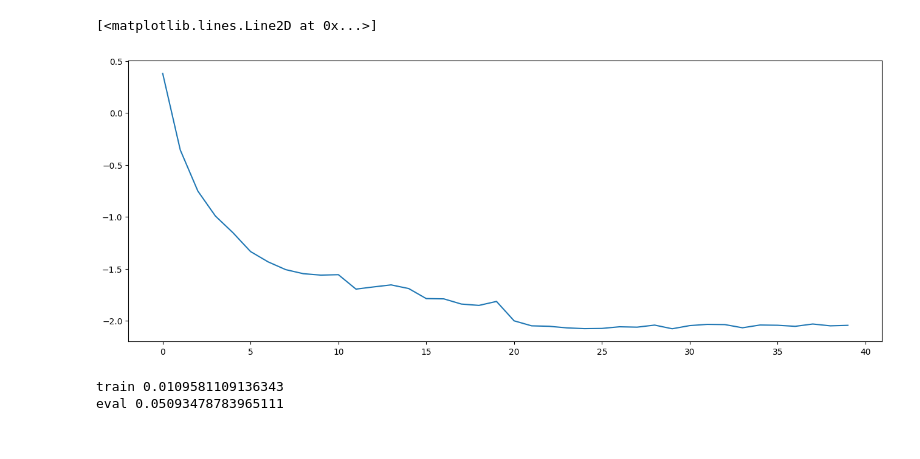
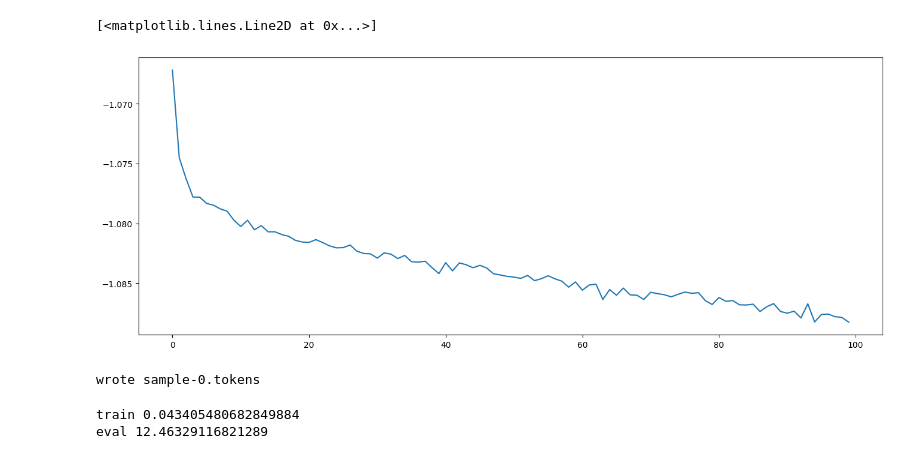
Before and after one commit to bobisme/midi-nn, a Jupyter notebook: Untitled.ipynb, the cells around one changed output. Cells and saved outputs as stored; diff of their text form; code cells hidden in the pictures.

```diff
--- a/Untitled.ipynb
+++ b/Untitled.ipynb
@@ -22,7 +23,7 @@ PARAM_LEN = 1 + ADDED_PARAM_LEN
 import cbor2
 with open('embed-table-900-64.cbor', 'rb') as f:
     table = cbor2.load(f)
-track_paths = glob.glob('/home/bob/vmshare/**/*.mid.tokens')
+track_paths = glob.glob('/home/bob/vmshare/midi/solo-piano/*.mid.tokens')
 # display(track_paths)
 tracks = []
 for path in track_paths:
@@ -62,2 +58,7 @@ Xtest, Ytest = build_dataset(tracks[int(0.9 * len(tracks)) :])
 # %%
-#Xtrain
+def get_batch(split):
+    data = train_data if split == 'train' else eval_data
+    ix = torch.randint(len(data) - CONTEXT_LEN, (BATCH_SIZE,))
+    x = torch.stack([data[i:i+CONTEXT_LEN] for i in ix])
+    y = torch.stack([data[i+1:i+CONTEXT_LEN+1] for i in ix])
+    return x.cuda(), y.cuda()
@@ -268,0 +307,29 @@ Linear: (512, 902)
+# %%
+model = Model(BATCH_SIZE).cuda()
+summary.add_graph(model, get_batch('train'))
+global_training_steps = 0
+# %%
+lossi = []
+model.train()
+optimizer = torch.optim.AdamW(model.parameters(), lr=3e-5)
+max_steps = 100_000
+# print(sum(1 for p in model.parameters()))
+# assert Xtrain.device == 'cuda:0', Xtrain.device
+for i in range(max_steps+1):
+    global_training_steps += 1
+    Xb, Yb = get_batch('train')
+    # forward
+    #if logits.isnan().any():
+    #    print("NAN ALERT")
+    #    break
+    logits, loss = model(Xb, Yb)
+    if i % 100 == 0:
+        summary.add_scalar('loss', loss.item(), global_training_steps)
+    optimizer.zero_grad(set_to_none=True)
+    loss.backward()
+    optimizer.step()
+    # track
+
+    if i % 1_000 == 0:
+        print(f"{i:7d}/{max_steps:7d}: {loss.item():.4f}")
+    lossi.append(loss.log10().item())
@@ -269,31 +354,36 @@ Linear: (512, 902)
 # %%
 plt.figure(figsize=(16, 6))
-# plt.plot(lossi)
 # instead, average across 1_000 points
-plt.plot(torch.tensor(lossi).view(-1, 1000).mean(1))
-# plt.savefig("plot.svg", format="svg")
+plt.plot(torch.tensor(lossi)[:-1].view(-1, 1000).mean(1))
 # %% [output]
 [<matplotlib.lines.Line2D at 0x...>]
-[figure, old version]
+[figure, new version]
+# %%
+for sample in range(1):
+    gen_ctx = torch.tensor([[[1, 0.0, 0.0]] * (CONTEXT_LEN - 1) + [[2, 0.0, 0.0]]], device='cuda')
+    generated = model.generate(gen_ctx, max_new_tokens=1_000)
+    with open(f"sample-{sample}.tokens", 'wb') as f:
+        cbor2.dump(generated, f)
+        print("wrote", f.name)
+# %% [output]
+wrote sample-0.tokens
 # %%
-for layer in model.layers:
-    layer.training = False
-
 @torch.no_grad()
 def split_loss(split):
-    x, y = {
-        "train": (Xtrain, Ytrain),
-        "eval": (Xdev, Ydev),
-        "test": (Xtest, Ytest),
+    model.eval()
+    data = {
+        "train": train_data,
+        "eval": eval_data,
     }[split]
-    logits = model(x)
-    label_loss = F.cross_entropy(logits, y[:, 0].long())
-    added_param_loss = ((y[:, -ADDED_PARAM_LEN:] - logits[:, -ADDED_PARAM_LEN:]) ** 2).mean(dim=0).sum()
-    loss = label_loss + added_param_loss
+    ix = torch.randint(len(data) - CONTEXT_LEN, (BATCH_SIZE,))
+    x = torch.stack([data[i:i+CONTEXT_LEN] for i in ix]).cuda()
+    y = torch.stack([data[i+1:i+CONTEXT_LEN+1] for i in ix]).cuda()
+    logits, loss = model(x, y)
     print(split, loss.item())
+    model.train()
 
 split_loss("train")
 split_loss("eval")
 # %% [output]
-train 0.0109581109136343
-eval 0.05093478783965111
+train 0.043405480682849884
+eval 12.46329116821289
```
Also changed, not shown: parts of 11 cells of this notebook, 1 other file.
